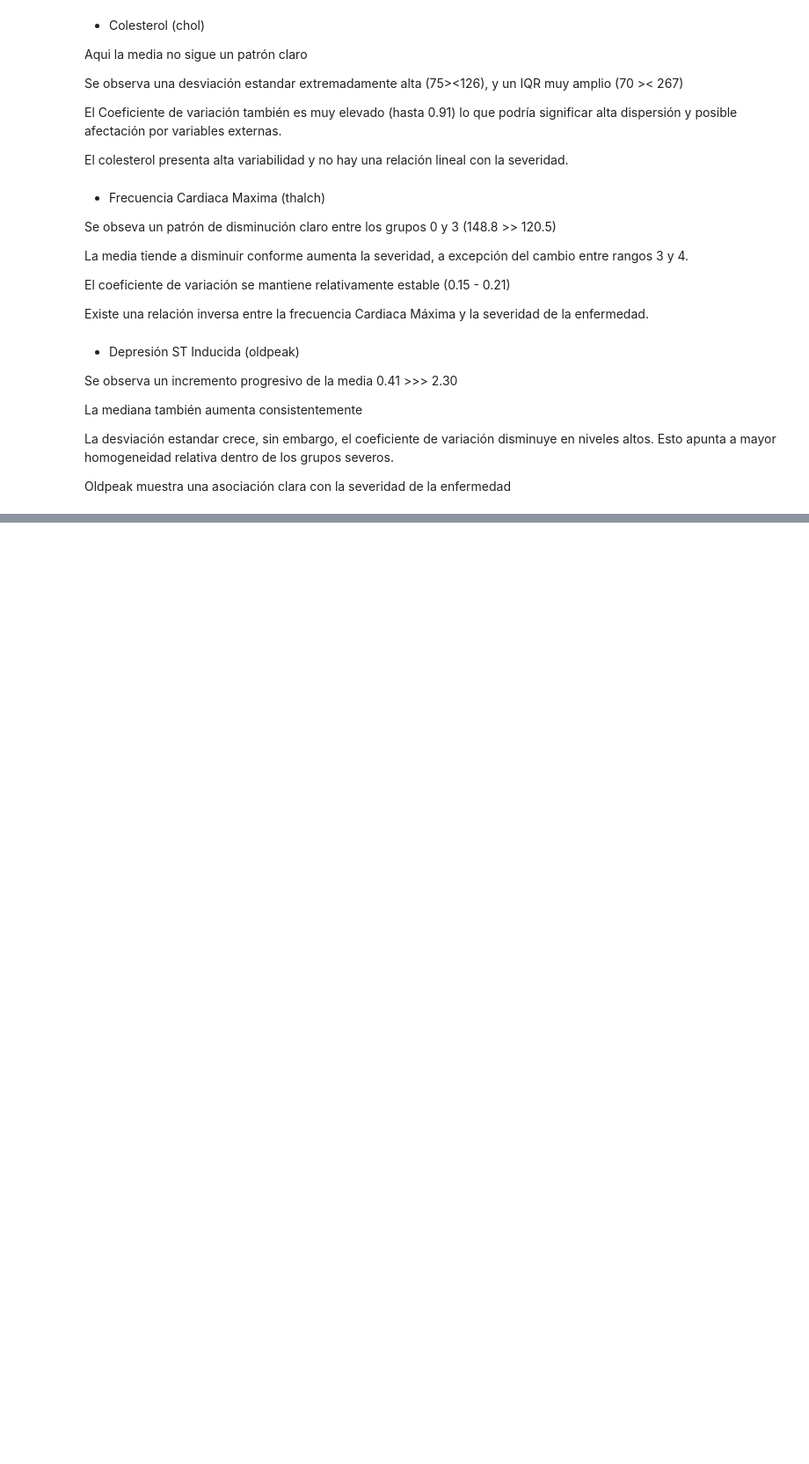
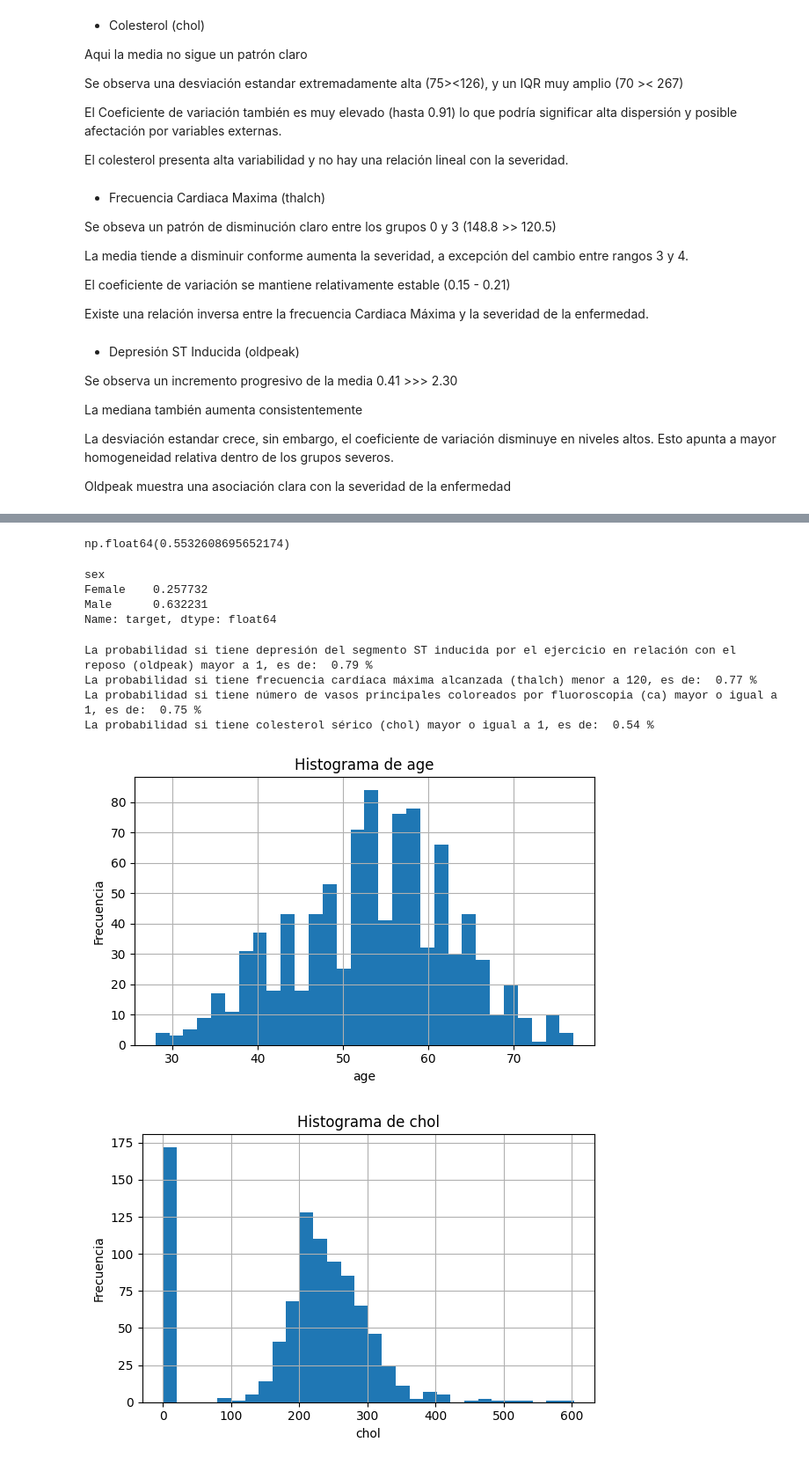
Before and after one commit to Jagaba2507/Estadistica-DS--1, a Jupyter notebook: TL1 Estadistica DS.ipynb, the cells around one changed output, grey strips where cells are left out. Shown at 88% size. Saved outputs shown, nothing was run; the diff lists cells and outputs as text; code cells hidden in the pictures; blank space fills up the shorter version.

```diff
--- a/TL1 Estadistica DS.ipynb
+++ b/TL1 Estadistica DS.ipynb
@@ -261,0 +374,44 @@ Oldpeak muestra una asociación clara con la severidad de la enfermedad
+# %%
+# probabilidad general:
+
+data["target"] = (data["num"] >= 1).astype(int)
+data["target"].mean()
+# %% [output]
+np.float64(0.5532608695652174)
+# %%
+#probabilidad por sexo:
+data.groupby("sex")["target"].mean()
+# %% [output]
+sex
+Female    0.257732
+Male      0.632231
+Name: target, dtype: float64
+# %%
+# oldpeak > 1
+print("La probabilidad si tiene depresión del segmento ST inducida por el ejercicio en relación con el reposo (oldpeak) mayor a 1, es de: ",data.loc[data["oldpeak"] > 1, "target"].mean().round(2),"% ")
+
+# thalch < 120
+print("La probabilidad si tiene frecuencia cardíaca máxima alcanzada (thalch) menor a 120, es de: ",data.loc[data["thalch"] < 120, "target"].mean().round(2),"% ")
+
+# ca >= 1
+print("La probabilidad si tiene número de vasos principales coloreados por fluoroscopia (ca) mayor o igual a 1, es de: ",data.loc[data["ca"] >= 1, "target"].mean().round(2),"% ")
+
+# chol > 240
+print("La probabilidad si tiene colesterol sérico (chol) mayor o igual a 1, es de: ",data.loc[data["chol"] > 240, "target"].mean().round(2),"% ")
+# %% [output]
+La probabilidad si tiene depresión del segmento ST inducida por el ejercicio en relación con el reposo (oldpeak) mayor a 1, es de:  0.79 %
+La probabilidad si tiene frecuencia cardíaca máxima alcanzada (thalch) menor a 120, es de:  0.77 %
+La probabilidad si tiene número de vasos principales coloreados por fluoroscopia (ca) mayor o igual a 1, es de:  0.75 %
+La probabilidad si tiene colesterol sérico (chol) mayor o igual a 1, es de:  0.54 %
+# %%
+#Histograma para age y chol
+for feat in ["age", "chol"]:
+    plt.figure(figsize=(6,4))
+    data[feat].dropna().hist(bins=30)
+    plt.title(f"Histograma de {feat}")
+    plt.xlabel(feat)
+    plt.ylabel("Frecuencia")
+    plt.tight_layout()
+# %% [output]
+[figure, added]
+[figure, added]
```
Also changed, not shown: parts of 18 cells of this notebook.
